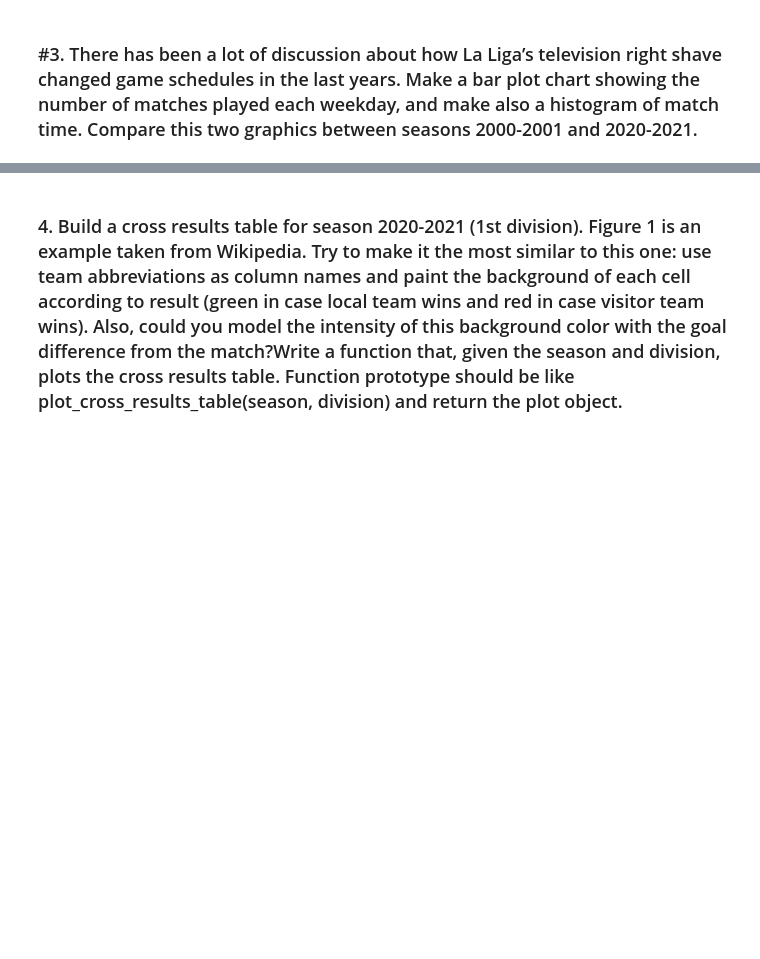
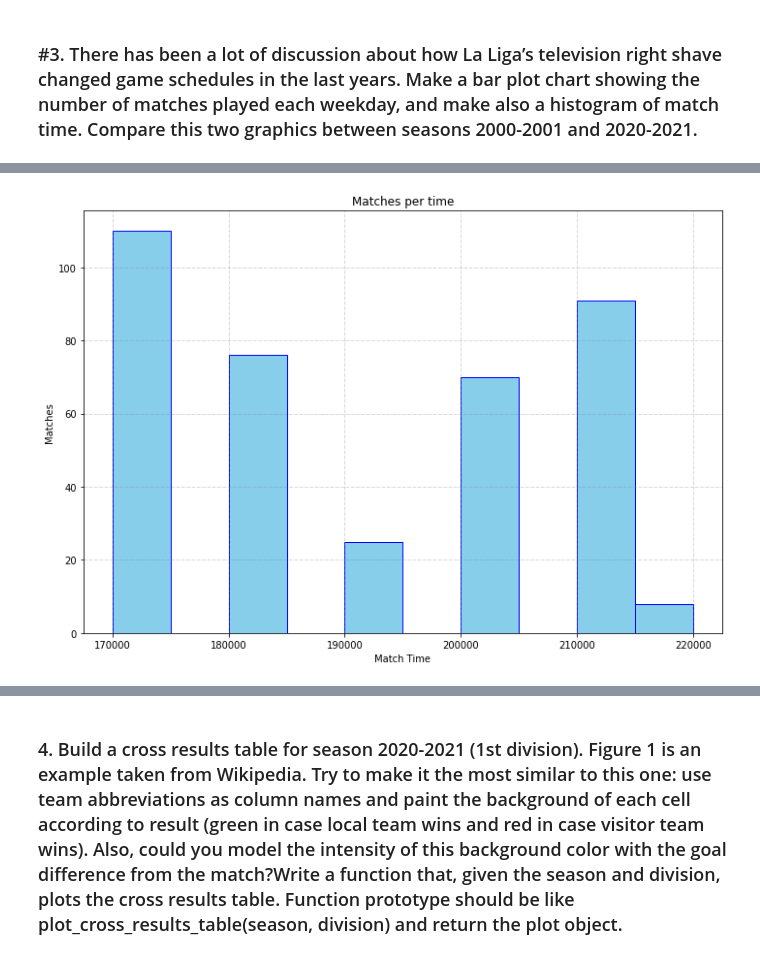
Before and after one commit to MellacE98/LaQuinielaUAB, a Jupyter notebook: LaLigaDataAnalysis.ipynb, the cells around one changed output, grey strips where cells are left out. Drawn from its saved outputs; the diff is of its cells as text; code cells hidden in the pictures; blank space fills up the shorter version.

```diff
--- a/LaLigaDataAnalysis.ipynb
+++ b/LaLigaDataAnalysis.ipynb
@@ -122,0 +129,22 @@ plt.show()
+# %%
+df_2000['time'] = pd.to_datetime(df_2000['time']).dt.strftime('%H%M%S')
+df_2000['time'] = df_2000['time'].astype(int)
+# %%
+fig, axs = plt.subplots(1, 1,
+                        figsize =(10, 7),
+                        tight_layout = True)
+axs.grid(b = True, color ='grey',
+        linestyle ='-.', linewidth = 0.5,
+        alpha = 0.6)
+
+axs.hist(df_2000['time'], color = "skyblue", ec = "blue", lw = 1)
+
+# Adding extra features
+plt.xlabel("Match Time")
+plt.ylabel("Matches")
+plt.title('Matches per time')
+
+# Show plot
+plt.show()
+# %% [output]
+[figure, added]
```
Also changed, not shown: parts of 15 cells of this notebook.
